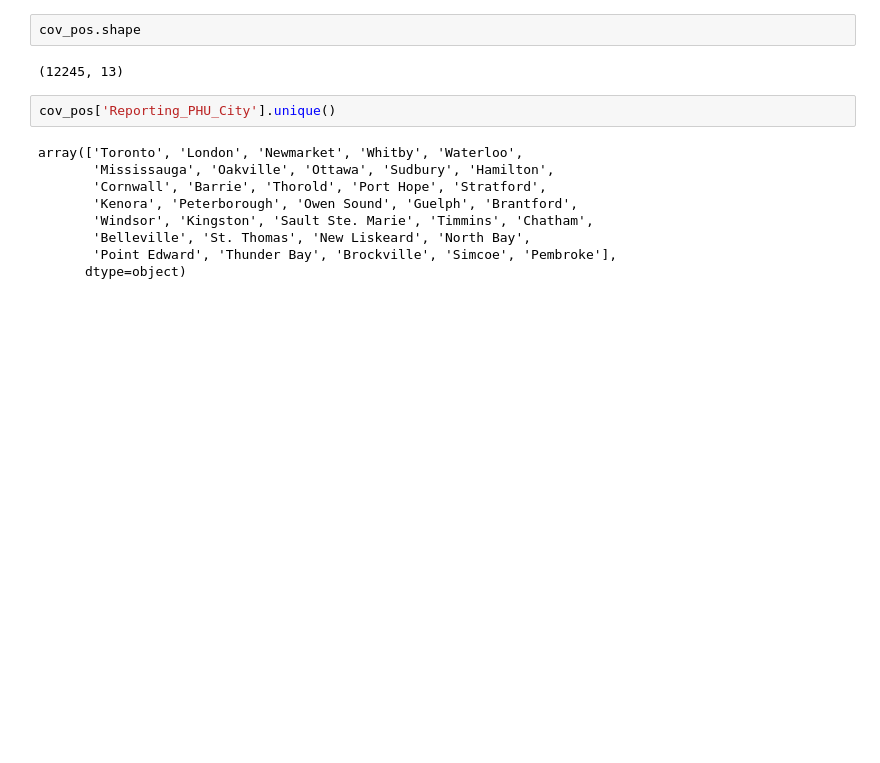
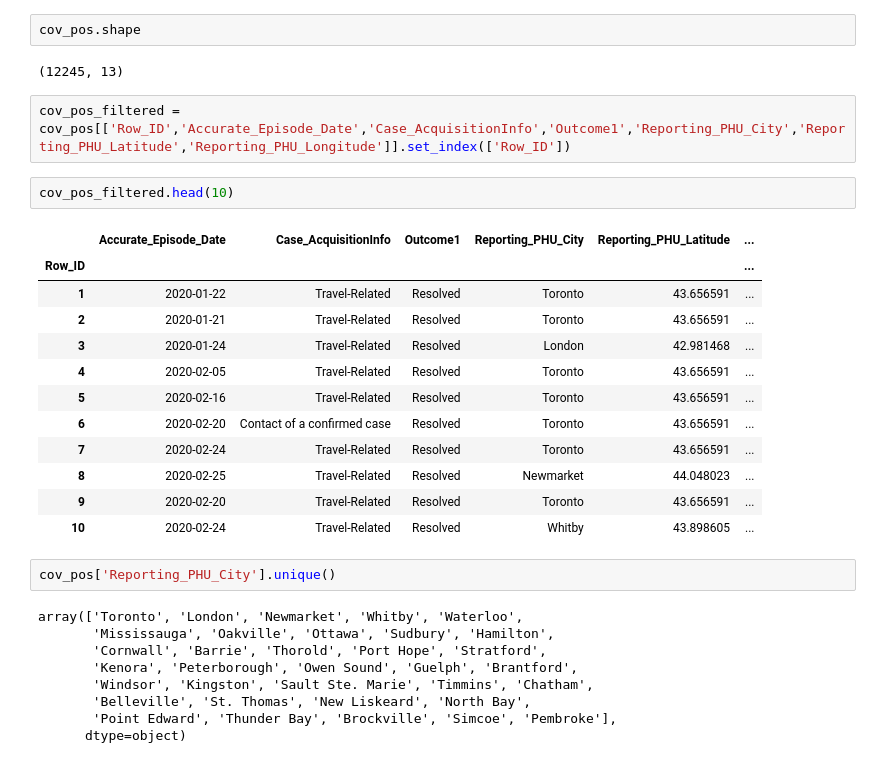
Before and after one commit to timlorepublic/battleOfN, a Jupyter notebook: covid.ipynb, the cells around one changed output. Drawn from its saved outputs; the diff is of its cells as text; blank space fills up the shorter version.

Commit message:
report

```diff
--- a/covid.ipynb
+++ b/covid.ipynb
@@ -89,6 +107,23 @@ cov_pos.head()
 cov_pos.shape
 # %% [output]
 (12245, 13)
+# %%
+cov_pos_filtered = cov_pos[['Row_ID','Accurate_Episode_Date','Case_AcquisitionInfo','Outcome1','Reporting_PHU_City','Reporting_PHU_Latitude','Reporting_PHU_Longitude']].set_index(['Row_ID'])
+# %%
+cov_pos_filtered.head(10)
+# %% [output]
+|  | Accurate_Episode_Date | Case_AcquisitionInfo | Outcome1 | Reporting_PHU_City | Reporting_PHU_Latitude | ... |
+| Row_ID |  |  |  |  |  | ... |
+| 1 | 2020-01-22 | Travel-Related | Resolved | Toronto | 43.656591 | ... |
+| 2 | 2020-01-21 | Travel-Related | Resolved | Toronto | 43.656591 | ... |
+| 3 | 2020-01-24 | Travel-Related | Resolved | London | 42.981468 | ... |
+| 4 | 2020-02-05 | Travel-Related | Resolved | Toronto | 43.656591 | ... |
+| 5 | 2020-02-16 | Travel-Related | Resolved | Toronto | 43.656591 | ... |
+| 6 | 2020-02-20 | Contact of a confirmed case | Resolved | Toronto | 43.656591 | ... |
+| 7 | 2020-02-24 | Travel-Related | Resolved | Toronto | 43.656591 | ... |
+| 8 | 2020-02-25 | Travel-Related | Resolved | Newmarket | 44.048023 | ... |
+| 9 | 2020-02-20 | Travel-Related | Resolved | Toronto | 43.656591 | ... |
+| 10 | 2020-02-24 | Travel-Related | Resolved | Whitby | 43.898605 | ... |
 # %%
 cov_pos['Reporting_PHU_City'].unique()
 # %% [output]
```
Also changed, not shown: parts of 1 cell of this notebook, 2 other files.
